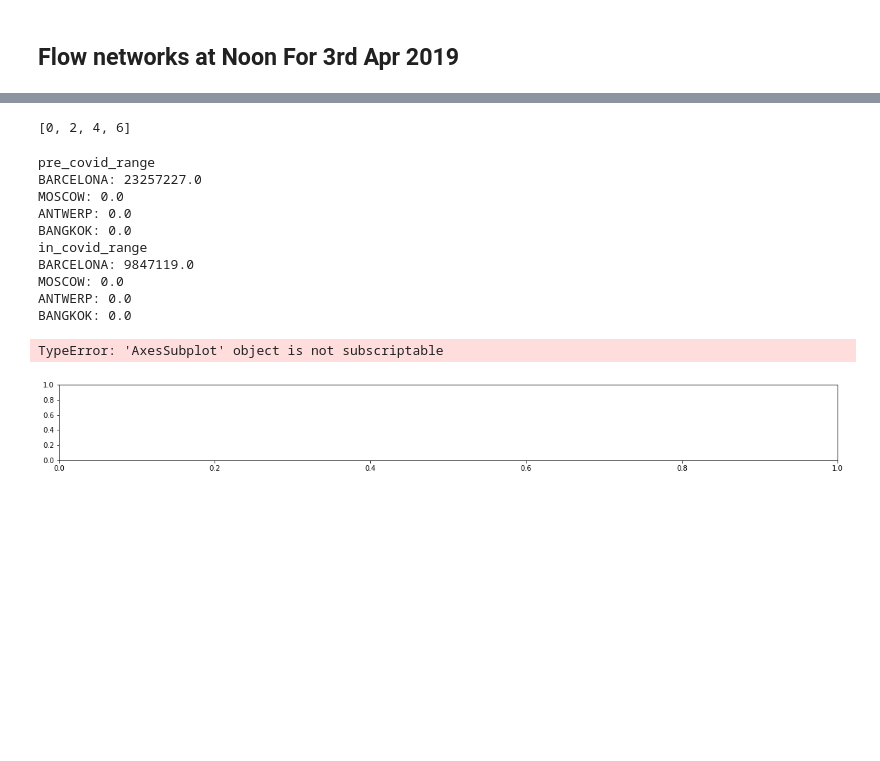
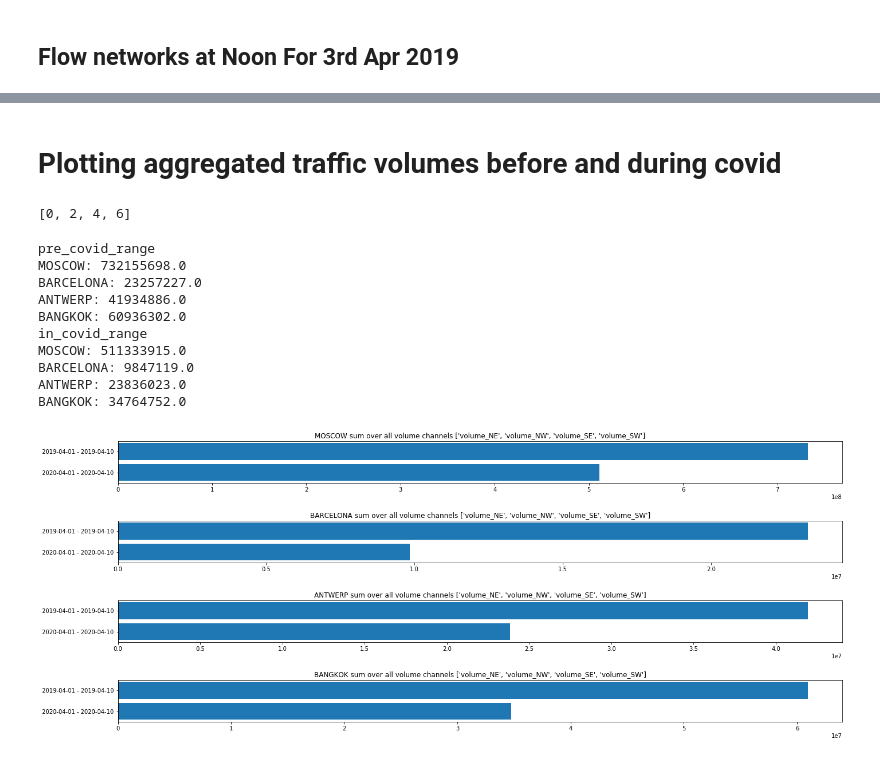
Before and after one commit to D3auuvc/ut-its-project, a Jupyter notebook: Data Processing.ipynb, the cells around one changed output, grey strips where cells are left out. Saved outputs shown, nothing was run; the diff lists cells and outputs as text; code cells hidden in the pictures; blank space fills up the shorter version.

```diff
--- a/Data Processing.ipynb
+++ b/Data Processing.ipynb
@@ -16,8 +18,8 @@ volumechannelsels = [(0, 'volume_NE'), (2, 'volume_NW'), (4, 'volume_SE'), (6, '
 # %%
 from utils.date_util import generate_date_range
 
-pre_covid_range = generate_date_range("2019-04-01", "2019-05-30")
-in_covid_range = generate_date_range("2020-04-01", "2020-05-30")
+pre_covid_range = generate_date_range("2019-04-01", "2019-06-30")
+in_covid_range = generate_date_range("2020-04-01", "2020-06-30")
 # %%
 pre_covid_range,in_covid_range
 # %% [output]
@@ -43,5 +43,10 @@ date_range = generate_date_range("2020-01-02", "2020-06-30")
 # %%
 from pathlib import Path
-for date in date_range:
-    filename = f"{BASE_FOLDER}/BARCELONA/training/{date}_BARCELONA_8ch"
-    aggregate_data_file(filename)
+for city in cities:
+    print(f"Aggregating {city}")
+    for date in pre_covid_range:
+        filename = f"{BASE_FOLDER}/{city}/training/{date}_{city}_8ch"
+        aggregate_data_file(filename)
+    for date in in_covid_range:
+        filename = f"{BASE_FOLDER}/{city}/training/{date}_{city}_8ch"
+        aggregate_data_file(filename)
@@ -107,3 +122,5 @@ Reading pixel 212,246
+# %% [markdown]
+# Plotting aggregated traffic volumes before and during covid
 # %%
 import itertools
 
@@ -121,8 +138,6 @@ import numpy as np
 
 pre_covid_volumes = {city: np.zeros(shape=(495, 436)) for city in cities}
 in_covid_volumes = {city: np.zeros(shape=(495, 436)) for city in cities}
-
-cities = ["BARCELONA"]
 
 for city in cities:
     for date in pre_covid_range:
@@ -140,25 +155,25 @@ for city, volume in in_covid_volumes.items():
     print(f"{city}: {np.sum(volume)}")
 # %% [output]
 pre_covid_range
+MOSCOW: 732155698.0
 BARCELONA: 23257227.0
-MOSCOW: 0.0
-ANTWERP: 0.0
-BANGKOK: 0.0
+ANTWERP: 41934886.0
+BANGKOK: 60936302.0
 in_covid_range
+MOSCOW: 511333915.0
 BARCELONA: 9847119.0
-MOSCOW: 0.0
-ANTWERP: 0.0
-BANGKOK: 0.0
+ANTWERP: 23836023.0
+BANGKOK: 34764752.0
 # %%
 scale_factor = 2
 fig, axs = plt.subplots(len(cities), 1, figsize=(scale_factor * 10, len(cities) * scale_factor))
 
 for i, city in enumerate(cities):
     axs[i].set_title(f"{city} sum over all volume channels {[channel_labels[ch] for ch in volume_channel_indices]}")
     axs[i].barh(
         [f"{pre_covid_range[0]} - {pre_covid_range[-1]}", f"{in_covid_range[0]} - {in_covid_range[-1]}"],
         [np.sum(pre_covid_volumes[city]), np.sum(in_covid_volumes[city])],)
     axs[i].invert_yaxis()
+fig.tight_layout(pad=2.0)
 # %% [output]
-TypeError: 'AxesSubplot' object is not subscriptable
-[figure, old version]
+[figure, new version]
```
Also changed, not shown: parts of 7 cells of this notebook.
